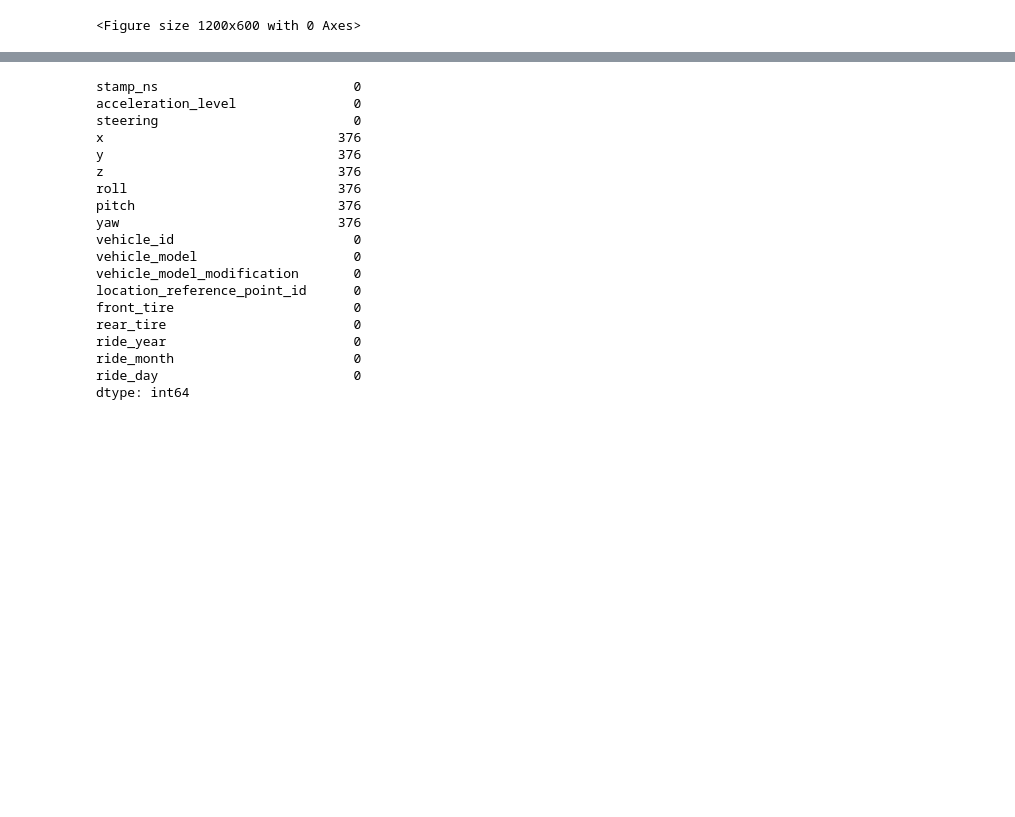
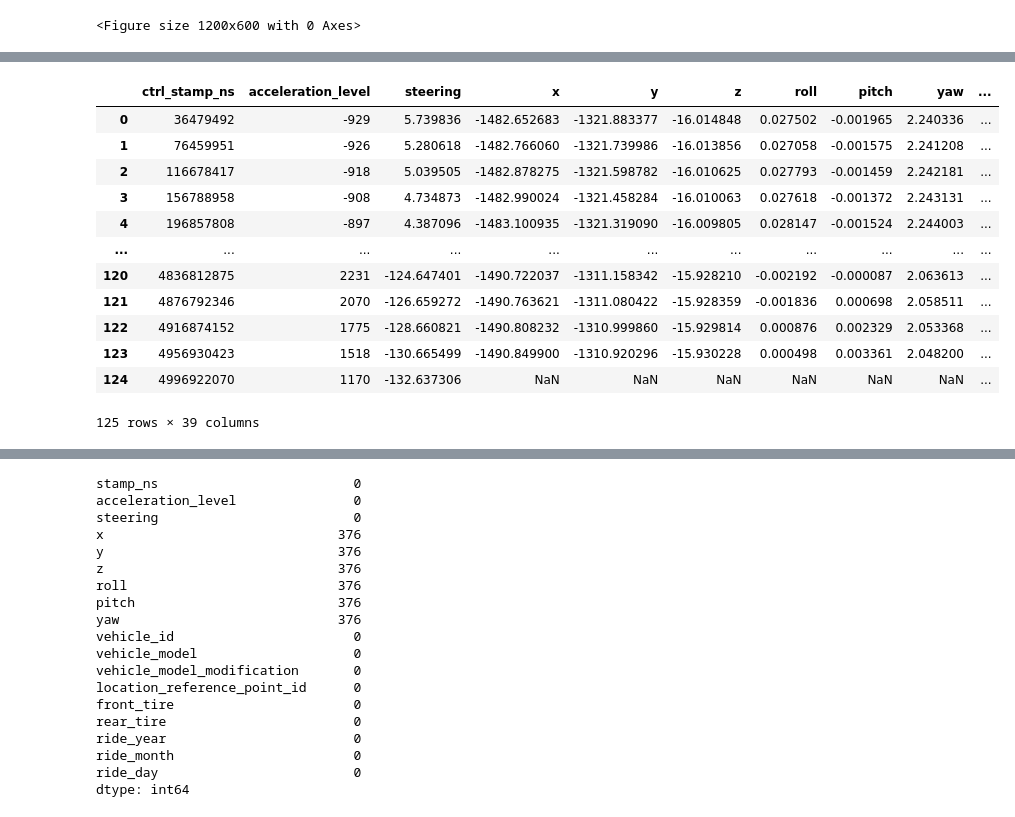
Before and after one commit to rvegrc/self_drive, a Jupyter notebook: self-driving.ipynb, the cells around one changed output, grey strips where cells are left out. Cells and saved outputs as stored; diff of their text form; code cells hidden in the pictures; blank space fills up the shorter version.

```diff
--- a/self-driving.ipynb
+++ b/self-driving.ipynb
@@ -1048,0 +812,17 @@ test_data.at[125, test_data]
+# %%
+# first 5 seconds is a first 123 rows from test_data_copy
+test_data_copy.loc[: 123]
+# %% [output]
+|  | ctrl_stamp_ns | acceleration_level | steering | x | y | z | roll | pitch | yaw | ... |
+| 0 | 36479492 | -929 | 5.739836 | -1482.652683 | -1321.883377 | -16.014848 | 0.027502 | -0.001965 | 2.240336 | ... |
+| 1 | 76459951 | -926 | 5.280618 | -1482.766060 | -1321.739986 | -16.013856 | 0.027058 | -0.001575 | 2.241208 | ... |
+| 2 | 116678417 | -918 | 5.039505 | -1482.878275 | -1321.598782 | -16.010625 | 0.027793 | -0.001459 | 2.242181 | ... |
+| 3 | 156788958 | -908 | 4.734873 | -1482.990024 | -1321.458284 | -16.010063 | 0.027618 | -0.001372 | 2.243131 | ... |
+| 4 | 196857808 | -897 | 4.387096 | -1483.100935 | -1321.319090 | -16.009805 | 0.028147 | -0.001524 | 2.244003 | ... |
+| ... | ... | ... | ... | ... | ... | ... | ... | ... | ... | ... |
+| 120 | 4836812875 | 2231 | -124.647401 | -1490.722037 | -1311.158342 | -15.928210 | -0.002192 | -0.000087 | 2.063613 | ... |
+| 121 | 4876792346 | 2070 | -126.659272 | -1490.763621 | -1311.080422 | -15.928359 | -0.001836 | 0.000698 | 2.058511 | ... |
+| 122 | 4916874152 | 1775 | -128.660821 | -1490.808232 | -1310.999860 | -15.929814 | 0.000876 | 0.002329 | 2.053368 | ... |
+| 123 | 4956930423 | 1518 | -130.665499 | -1490.849900 | -1310.920296 | -15.930228 | 0.000498 | 0.003361 | 2.048200 | ... |
+| 124 | 4996922070 | 1170 | -132.637306 | NaN | NaN | NaN | NaN | NaN | NaN | ... |
+125 rows × 39 columns
```
Also changed, not shown: parts of 41 cells of this notebook.
